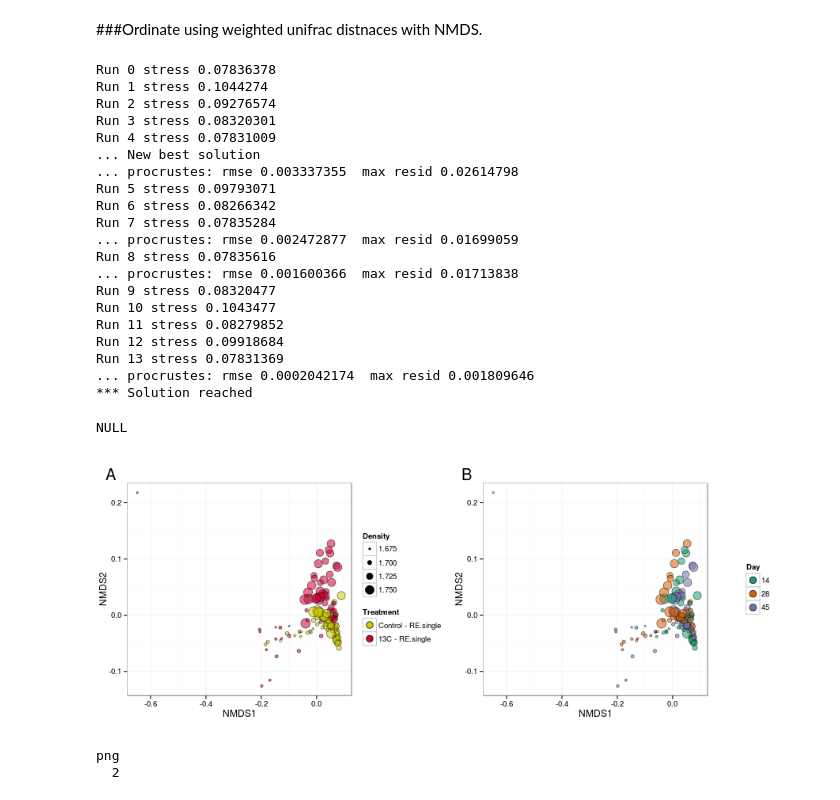
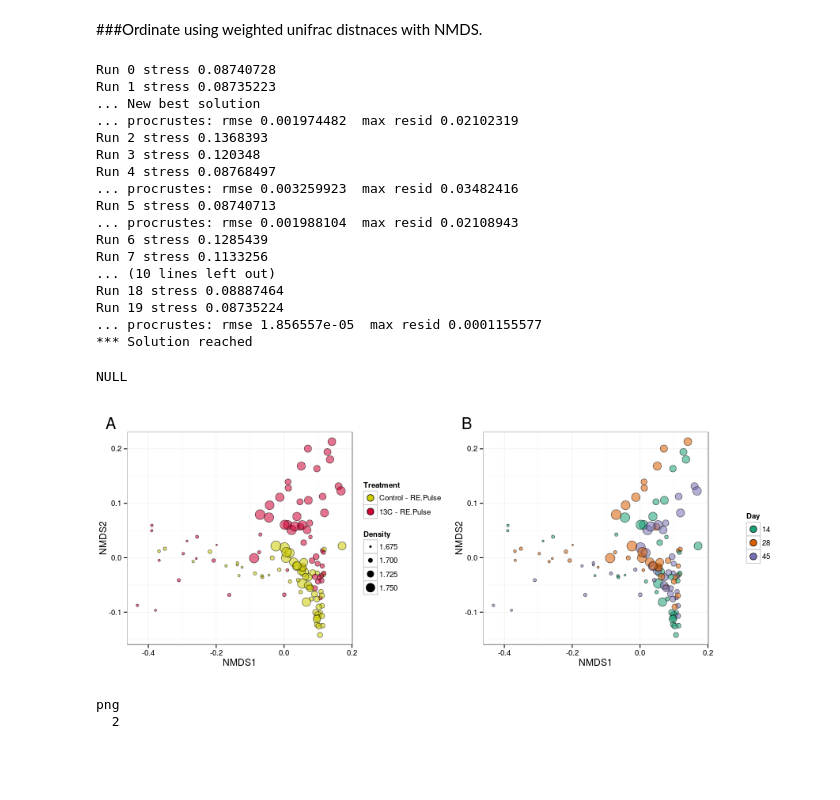
Before and after one commit to acampbellina/priming, a Jupyter notebook: ordination_700.ipynb, the cells around one changed output. Cells and saved outputs as stored; diff of their text form; code cells hidden in the pictures; blank space fills up the shorter version.

```diff
--- a/ordination_700.ipynb
+++ b/ordination_700.ipynb
@@ -34,7 +38,9 @@ sample.data = import_qiime_sample_data("/var/seq_data/priming_exp/data/allsample
 physeq = merge_phyloseq(physeq,sample.data)
 #print(physeq)
 physeq.md = sample_data(physeq)
-physeq.PE = prune_samples((physeq.md$Bulk == 0)& (physeq.md$Treatment %in% c("12C700","13C700")), physeq)
+physeq.PE = prune_samples((physeq.md$Bulk == 0)&
+                          (!(physeq.md$Sample %in% c("13C.700.45.03.21", "12C.000.28.03.27")))&
+                          (physeq.md$Treatment %in% c("12C700","13C700")), physeq)
 physeq.PE.snorm = transform_sample_counts(physeq.PE, function(x) x/sum(x))
 physeq.PE.thresh = filter_taxa(physeq.PE.snorm, function(x) sum(x > 0) > (0.25 * length(x)), TRUE)
 print(physeq.PE.thresh)
@@ -69,25 +75,22 @@ nmds = ordinate(physeq.PE.thresh,
                 method = "NMDS",
                 distance = wunif.dist)
 # %% [output]
-Run 0 stress 0.07836378
-Run 1 stress 0.1044274
-Run 2 stress 0.09276574
-Run 3 stress 0.08320301
-Run 4 stress 0.07831009
+Run 0 stress 0.08740728
+Run 1 stress 0.08735223
 ... New best solution
-... procrustes: rmse 0.003337355  max resid 0.02614798
-Run 5 stress 0.09793071
-Run 6 stress 0.08266342
-Run 7 stress 0.07835284
-... procrustes: rmse 0.002472877  max resid 0.01699059
-Run 8 stress 0.07835616
-... procrustes: rmse 0.001600366  max resid 0.01713838
-Run 9 stress 0.08320477
-Run 10 stress 0.1043477
-Run 11 stress 0.08279852
-Run 12 stress 0.09918684
-Run 13 stress 0.07831369
-... procrustes: rmse 0.0002042174  max resid 0.001809646
+... procrustes: rmse 0.001974482  max resid 0.02102319
+Run 2 stress 0.1368393
+Run 3 stress 0.120348
+Run 4 stress 0.08768497
+... procrustes: rmse 0.003259923  max resid 0.03482416
+Run 5 stress 0.08740713
+... procrustes: rmse 0.001988104  max resid 0.02108943
+Run 6 stress 0.1285439
+Run 7 stress 0.1133256
+... (10 lines left out)
+Run 18 stress 0.08887464
+Run 19 stress 0.08735224
+... procrustes: rmse 1.856557e-05  max resid 0.0001155577
 *** Solution reached
 # %%
 %%R -w 900 -h 350
@@ -101,40 +104,40 @@ p1 = ggplot(df, aes(x = NMDS1, y = NMDS2))
 p1 = p1 + geom_point(aes(fill = Treatment, size = Density, alpha = 0.85), shape=21)
 p1 = p1 + scale_fill_manual(values = colours,
                             breaks=c("12C700", "13C700"),
-                            labels=c("Control - RE.single","13C - RE.single"))
+                            labels=c("Control - RE.Pulse","13C - RE.Pulse"))
 p1 = p1 + guides(alpha = FALSE)
 p1 = p1 + scale_size_area(aesthetics = "Density")
 p1 = p1 + ggtitle("A")
 p1 = p1 + guides(fill = guide_legend(override.aes = list(size = 4)))
 p1 = p1 + guides(size = guide_legend(override.aes = list(fill = "black")))
 p1 = p1 + theme_bw()
 p1 = p1 + theme(plot.margin = unit(c(1,0,1,0), "lines"))
 p1 = p1 + theme(plot.title = element_text(hjust = -0.1, size = 20))
 
 p2 = ggplot(df, aes(x = NMDS1, y = NMDS2))
 p2 = p2 + geom_point(aes(fill = factor(Day), size = Density, alpha = 0.85), shape=21)
 p2 = p2 + scale_fill_brewer(palette="Dark2")
 p2 = p2 + guides(alpha = FALSE, size = FALSE)
 p2 = p2 + scale_size_area(aesthetics = "Density")
 p2 = p2 + ggtitle("B")
 p2 = p2 + guides(fill = guide_legend(title = "Day", override.aes = list(size = 4)))
 p2 = p2 + theme_bw()
 p2 = p2 + theme(plot.margin = unit(c(1,0,1,0), "lines"))
 p2 = p2 + theme(plot.title = element_text(hjust = -0.1, size = 20))
 
 
 gp1 = ggplot_gtable(ggplot_build(p1))
 gp2 = ggplot_gtable(ggplot_build(p2))
 maxWidth = unit.pmax(gp1$widths[2:5], gp2$widths[2:5])
 
 gp1$widths[2:5] <- maxWidth
 gp2$widths[2:5] <- maxWidth
 
 p.combined = grid.arrange(gp1, gp2, ncol = 2)
 p.combined
 # %% [output]
 NULL
-[figure, old version]
+[figure, new version]
 # %%
 %%R -w 1000 -h 350
 pdf("figs/ordination_700.pdf", width = 12, height = 5)
```
Also changed, not shown: parts of 5 cells of this notebook, 14 other files.
